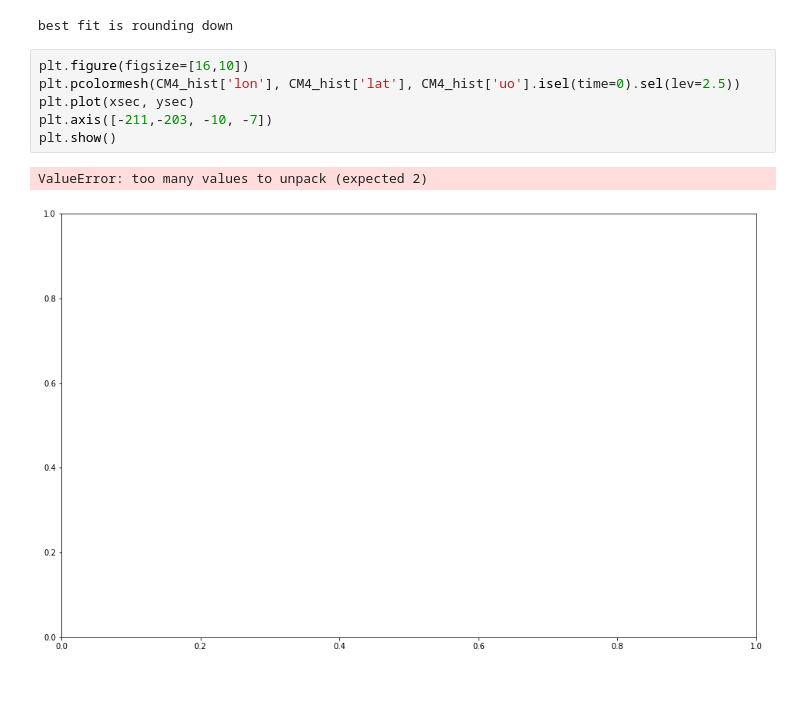
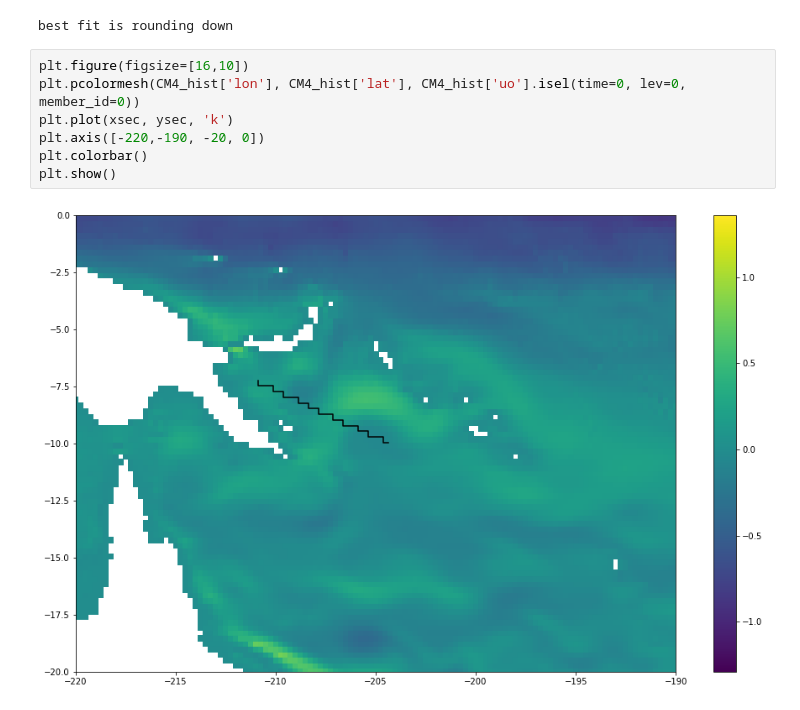
Before and after one commit to disandroa/sectionate, a Jupyter notebook: examples/aki_example.ipynb, the cells around one changed output. Drawn from its saved outputs; the diff is of its cells as text; blank space fills up the shorter version.

Commit message:
added colorbar

```diff
--- a/examples/aki_example.ipynb
+++ b/examples/aki_example.ipynb
@@ -120,10 +222,10 @@ isec, jsec, xsec, ysec = sectionate.create_section(CM4_hist['lon'], CM4_hist['la
 best fit is rounding down
 # %%
 plt.figure(figsize=[16,10])
-plt.pcolormesh(CM4_hist['lon'], CM4_hist['lat'], CM4_hist['uo'].isel(time=0).sel(lev=2.5))
-plt.plot(xsec, ysec)
-plt.axis([-211,-203, -10, -7])
+plt.pcolormesh(CM4_hist['lon'], CM4_hist['lat'], CM4_hist['uo'].isel(time=0, lev=0, member_id=0))
+plt.plot(xsec, ysec, 'k')
+plt.axis([-220,-190, -20, 0])
+plt.colorbar()
 plt.show()
 # %% [output]
-ValueError: too many values to unpack (expected 2)
-[figure, old version]
+[figure, new version]
```
Also changed, not shown: parts of 3 cells of this notebook.
